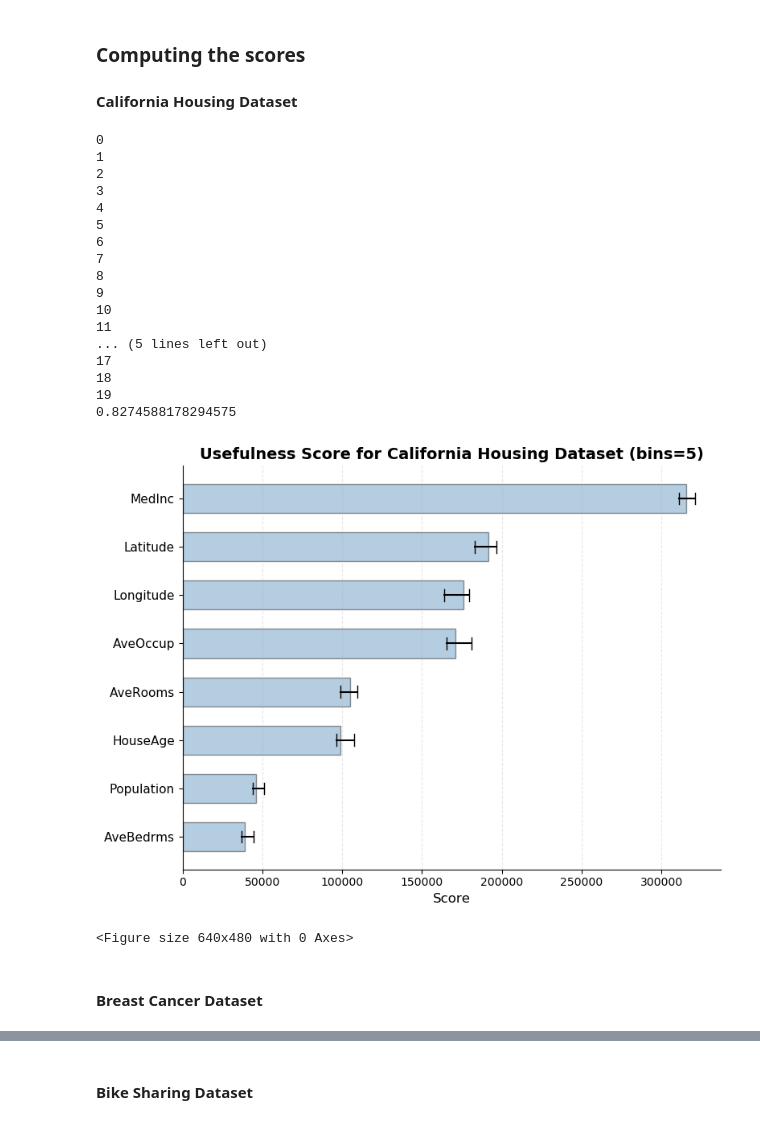
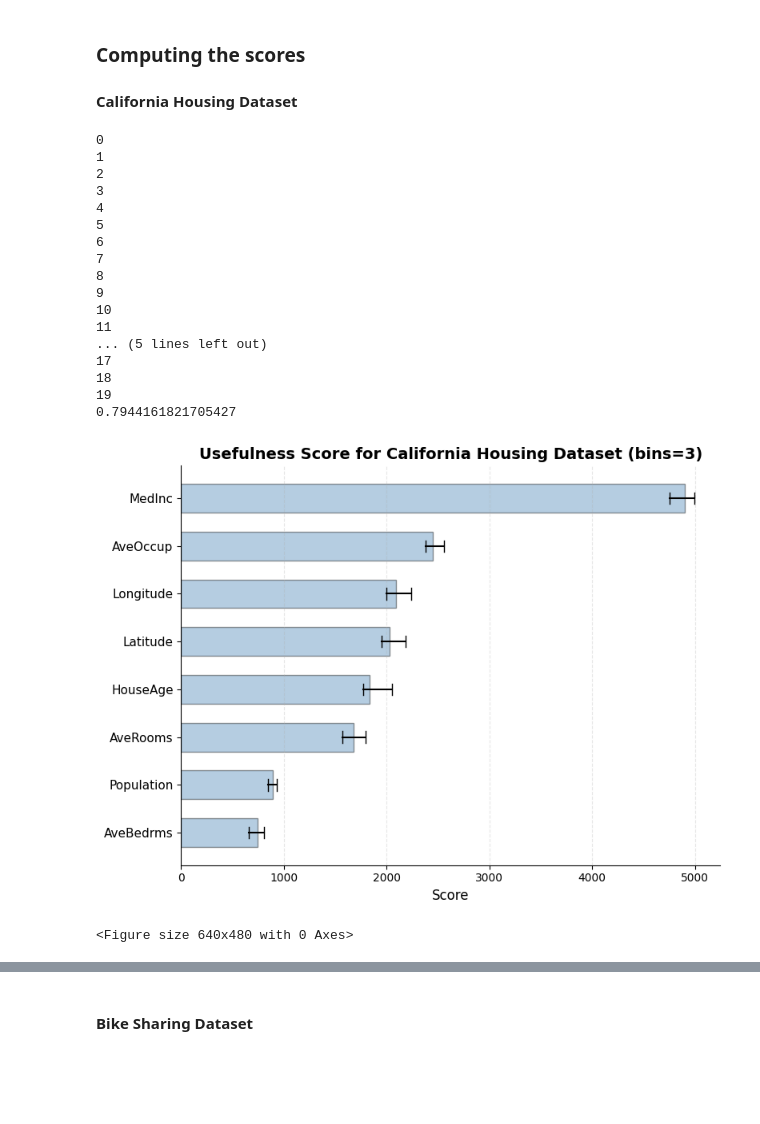
Before and after one commit to Andial66/FeatureUsefulness, a Jupyter notebook: Experiments.ipynb, the cells around one changed output, grey strips where cells are left out. Drawn from its saved outputs; the diff is of its cells as text; code cells hidden in the pictures; blank space fills up the shorter version.

```diff
--- a/Experiments.ipynb
+++ b/Experiments.ipynb
@@ -355,19 +408,19 @@ def compute_score(tree, feature, num_features, domains):
 # %%
 random.seed(42)
 
-bins = 5
+bins = 3
 tries = 20
 
-_, _, features = train_tree_for_California(2, 42, 3, 42)
+_, _, domains = train_tree_for_California(2, 42, 3, 42)
+features = list(domains.keys())
 
 scores = {feature: [] for feature in features}
 accuracies = []
 
 for i in range(tries):
     random_value = random.randint(0, 100000)
-    clf, accuracy, features = train_tree_for_California(100000, random_value, bins, random_value, 100*bins)
+    clf, accuracy, domains = train_tree_for_California(100000, random_value, bins, random_value, 100*bins)
 
-    domains = {feature: (0, bins-1) for feature in features}
     tree = dec_tree_to_my_tree(clf, domains, features)
 
     for feature in features:
@@ -408,35 +461,33 @@ ax.set_yticks(y_pos)
 ax.set_yticklabels(labels, fontsize=11)
 ax.set_xlabel('Score', fontsize=12)
 ax.set_title(f'Usefulness Score for California Housing Dataset (bins={bins})', fontsize=14, weight='semibold')
 ax.spines['top'].set_visible(False)
 ax.spines['right'].set_visible(False)
 ax.grid(axis='x', linestyle='--', alpha=0.3)
 ax.tick_params(axis='x', labelsize=10)
 
 print(np.mean(accuracies))
 
 plt.tight_layout()
 plt.show()
 plt.savefig(f'california_bins_{bins}.svg')
 # %% [output]
 0
 1
 2
 3
 4
 5
 6
 7
 8
 9
 10
 11
 ... (5 lines left out)
 17
 18
 19
-0.8274588178294575
+0.7944161821705427
-[figure, old version]
+[figure, new version]
 <Figure size 640x480 with 0 Axes>
-# %% [markdown]
-#### Breast Cancer Dataset
```
Also changed, not shown: parts of 6 cells of this notebook, 8 other files.
